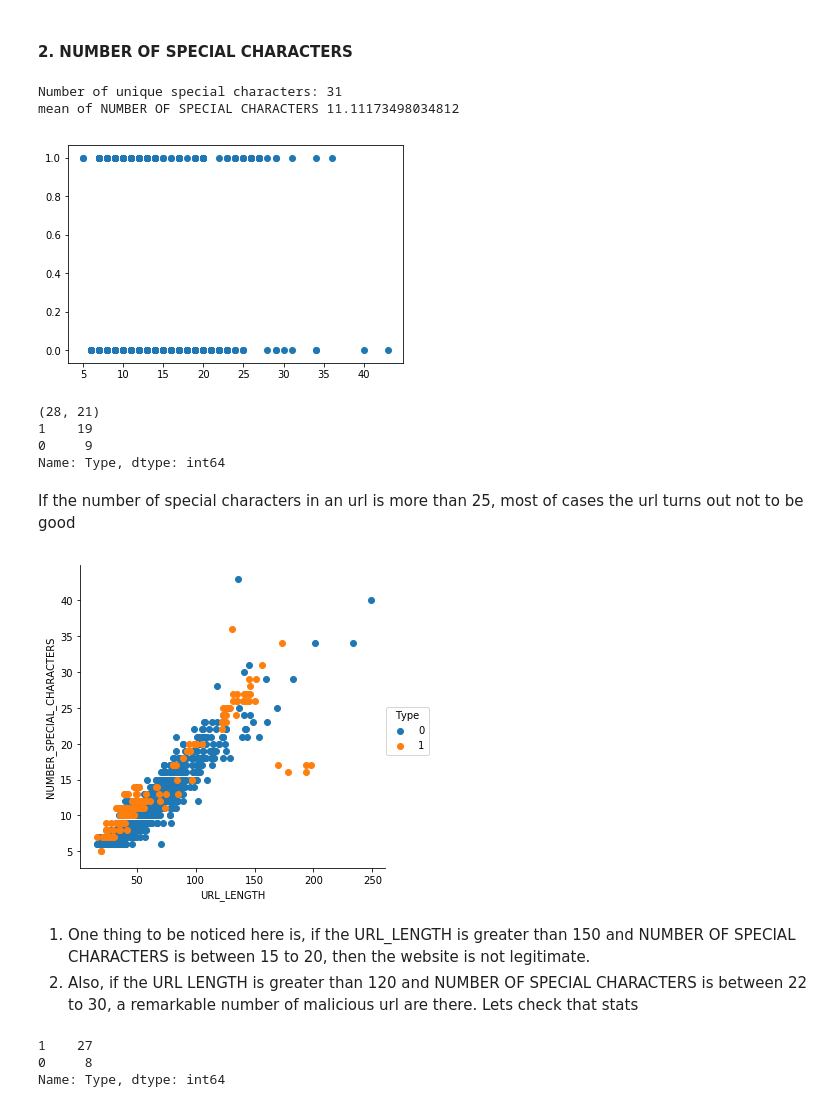
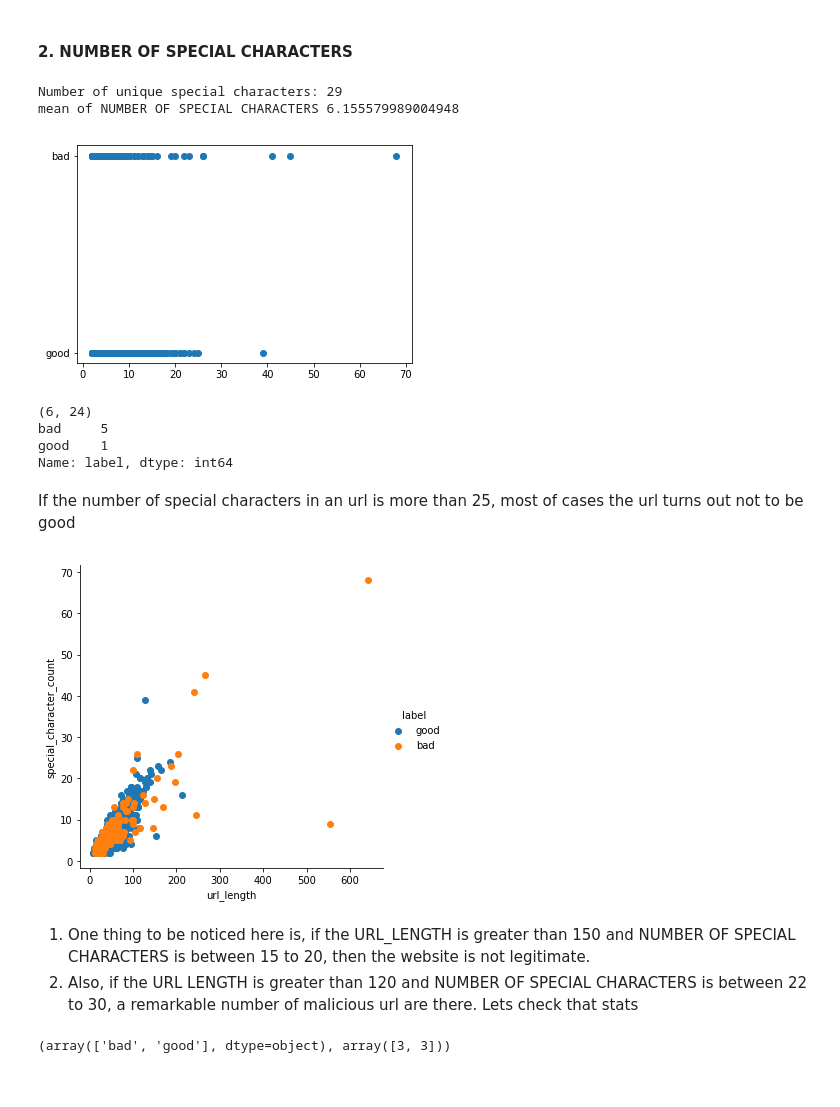
Before and after one commit to agarwal29796/fraud_page_detection, a Jupyter notebook: exploration.ipynb, the cells around one changed output. Cells and saved outputs as stored; diff of their text form; code cells hidden in the pictures.

```diff
--- a/exploration.ipynb
+++ b/exploration.ipynb
@@ -6,6 +7,8 @@ import seaborn as sns
 # %%
 # seeing the data
-data = pd.read_csv("dataset.csv")
+data = pd.read_csv("final_data7.csv")
 print(data.shape)
-data.head()
+# data.head()
+data.keys()
+data = data.drop(['Unnamed: 0','Unnamed: 0.1','Unnamed: 0.1.1','Unnamed: 0.1.1.1','url'],axis=1)
 # %% [output]
@@ -55,48 +59,46 @@ If the URL_LENGTH is too large then the chances of that website being suspicious
 # %% [markdown]
 #### 2. NUMBER OF SPECIAL CHARACTERS
 # %%
-print("Number of unique special characters:", len(data["NUMBER_SPECIAL_CHARACTERS"].value_counts()))
-print("mean of NUMBER OF SPECIAL CHARACTERS",data["NUMBER_SPECIAL_CHARACTERS"].mean())
-plt.scatter(data["NUMBER_SPECIAL_CHARACTERS"], data["Type"])
+print("Number of unique special characters:", len(data["special_character_count"].value_counts()))
+print("mean of NUMBER OF SPECIAL CHARACTERS",data["special_character_count"].mean())
+plt.scatter(data["special_character_count"], data["label"])
 plt.show()
 # %% [output]
-Number of unique special characters: 31
-mean of NUMBER OF SPECIAL CHARACTERS 11.11173498034812
+Number of unique special characters: 29
+mean of NUMBER OF SPECIAL CHARACTERS 6.155579989004948
-[figure, old version]
+[figure, new version]
 # %%
 #from the above plot we can see that if the NUMBER OF SPECIAL CHARACTERS is greater than 25, very few are good urls
 #lets check that stats
-SPCL_CHARS_25 = data[data["NUMBER_SPECIAL_CHARACTERS"] > 25]
+SPCL_CHARS_25 = data[data["special_character_count"] > 25]
 print(SPCL_CHARS_25.shape)
-print(SPCL_CHARS_25["Type"].value_counts())
+print(SPCL_CHARS_25["label"].value_counts())
 # %% [output]
-(28, 21)
-1    19
-0     9
-Name: Type, dtype: int64
+(6, 24)
+bad     5
+good    1
+Name: label, dtype: int64
 # %% [markdown]
 If the number of special characters in an url is more than 25, most of cases the url turns out not to be good
 # %%
 #lets check how these two feature together behaves with the class label
-sns.FacetGrid(data, hue="Type", size=5) \
-   .map(plt.scatter, "URL_LENGTH", "NUMBER_SPECIAL_CHARACTERS") \
+sns.FacetGrid(data, hue="label", size=5) \
+   .map(plt.scatter, "url_length", "special_character_count") \
    .add_legend()
 plt.show()
 # %% [output]
-[figure, old version]
+[figure, new version]
 # %% [markdown]
 1. One thing to be noticed here is, if the URL_LENGTH is greater than 150 and NUMBER OF SPECIAL CHARACTERS is between 15 to 20, then the website is not legitimate.
 2. Also, if the URL LENGTH is greater than 120 and NUMBER OF SPECIAL CHARACTERS is between 22 to 30, a remarkable number of malicious url are there.
 Lets check that stats
 # %%
-data_120 = data[data["URL_LENGTH"] > 120]
-data_160 = data_120[data_120["URL_LENGTH"] < 155]
-data_22 = data_160[data_160["NUMBER_SPECIAL_CHARACTERS"] > 22 ]
-data_30 = data_22[data_22["NUMBER_SPECIAL_CHARACTERS"] <= 30]
-data_30["Type"].value_counts()
+data_120 = data[data["url_length"] > 100]
+data_160 = data_120[data_120["url_length"] < 600]
+data_22 = data_160[data_160["special_character_count"] > 22 ]
+data_30 = data_22[data_22["special_character_count"] <= 30]
+np.unique(data_30["label"],return_counts=True)
 # %% [output]
-1    27
-0     8
-Name: Type, dtype: int64
+(array(['bad', 'good'], dtype=object), array([3, 3]))
 # %% [markdown]
 We can see that,
```
Also changed, not shown: parts of 33 cells of this notebook.
